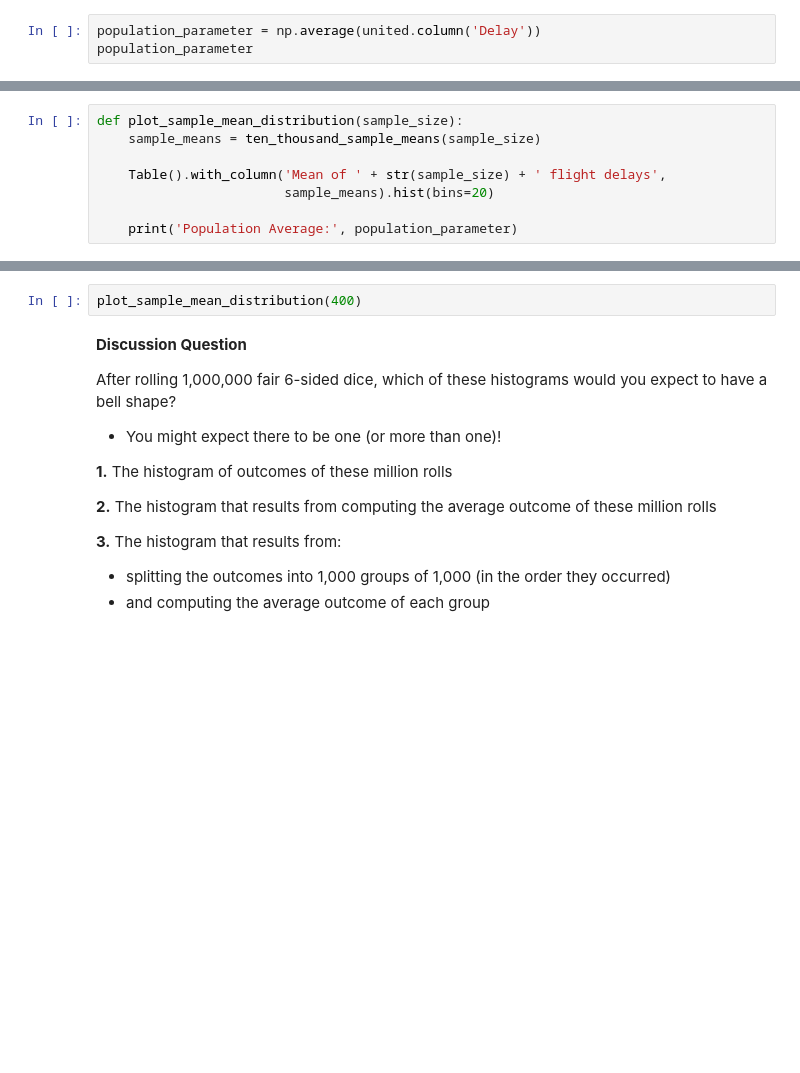
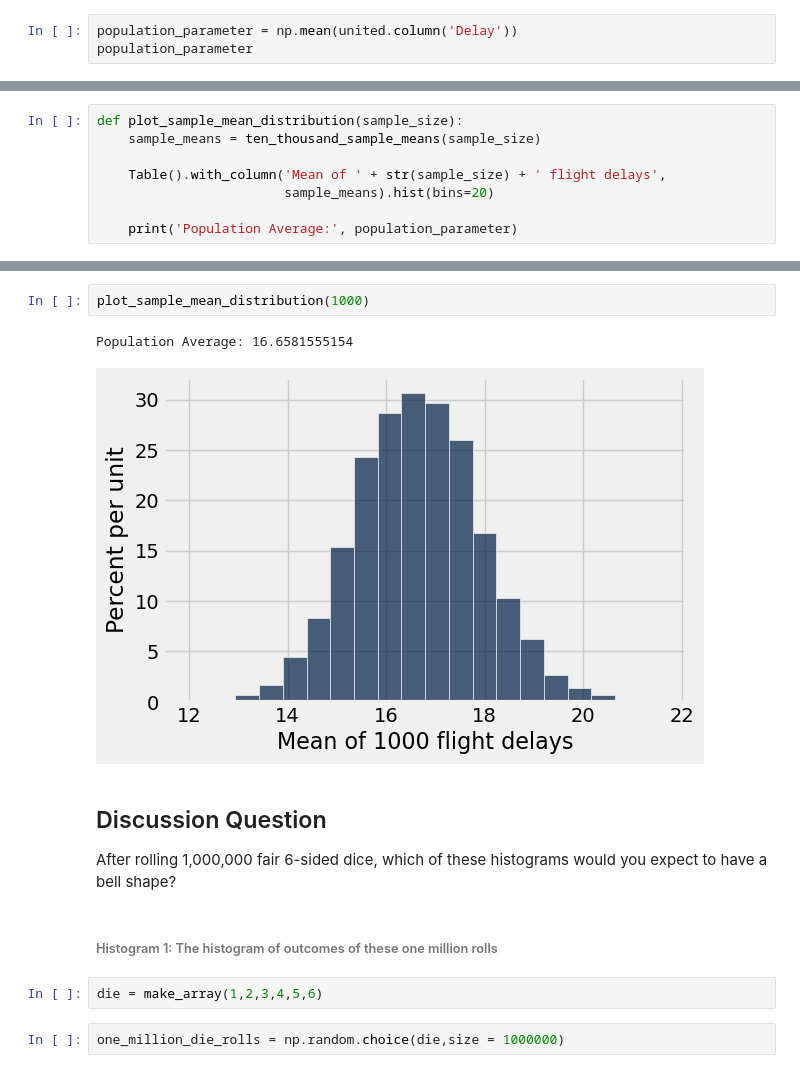
Before and after one commit to data-8/materials-su25, a Jupyter notebook: lec/lec24/lec24.ipynb, the cells around one changed output, grey strips where cells are left out. Drawn from its saved outputs; the diff is of its cells as text; blank space fills up the shorter version.

```diff
--- a/lec/lec24/lec24.ipynb
+++ b/lec/lec24/lec24.ipynb
@@ -59,5 +113,5 @@ united.show(6)
 # %% [markdown]
 **Reminder:** We are treating this dataset as the population of all United Airlines flights that occurred over the two month period.
 # %%
-population_parameter = np.average(united.column('Delay'))
+population_parameter = np.mean(united.column('Delay'))
 population_parameter
@@ -97,15 +162,15 @@ plot_sample_mean_distribution(100)
 # %%
-plot_sample_mean_distribution(400)
+plot_sample_mean_distribution(1000)
+# %% [output]
+Population Average: 16.6581555154
+[figure, added]
 # %% [markdown]
-**Discussion Question**
+## Discussion Question
 
 After rolling 1,000,000 fair 6-sided dice, which of these histograms would you expect to have a bell shape?
-- You might expect there to be one (or more than one)!
-
-**1.** The histogram of outcomes of these million rolls
-
-**2.** The histogram that results from computing the average outcome of these million rolls
-
-**3.** The histogram that results from:
- - splitting the outcomes into 1,000 groups of 1,000 (in the order they occurred)
- - and computing the average outcome of each group
+# %% [markdown]
+###### Histogram 1: The histogram of outcomes of these one million rolls
+# %%
+die = make_array(1,2,3,4,5,6)
+# %%
+one_million_die_rolls = np.random.choice(die,size = 1000000)
```
Also changed, not shown: parts of 28 cells of this notebook.
